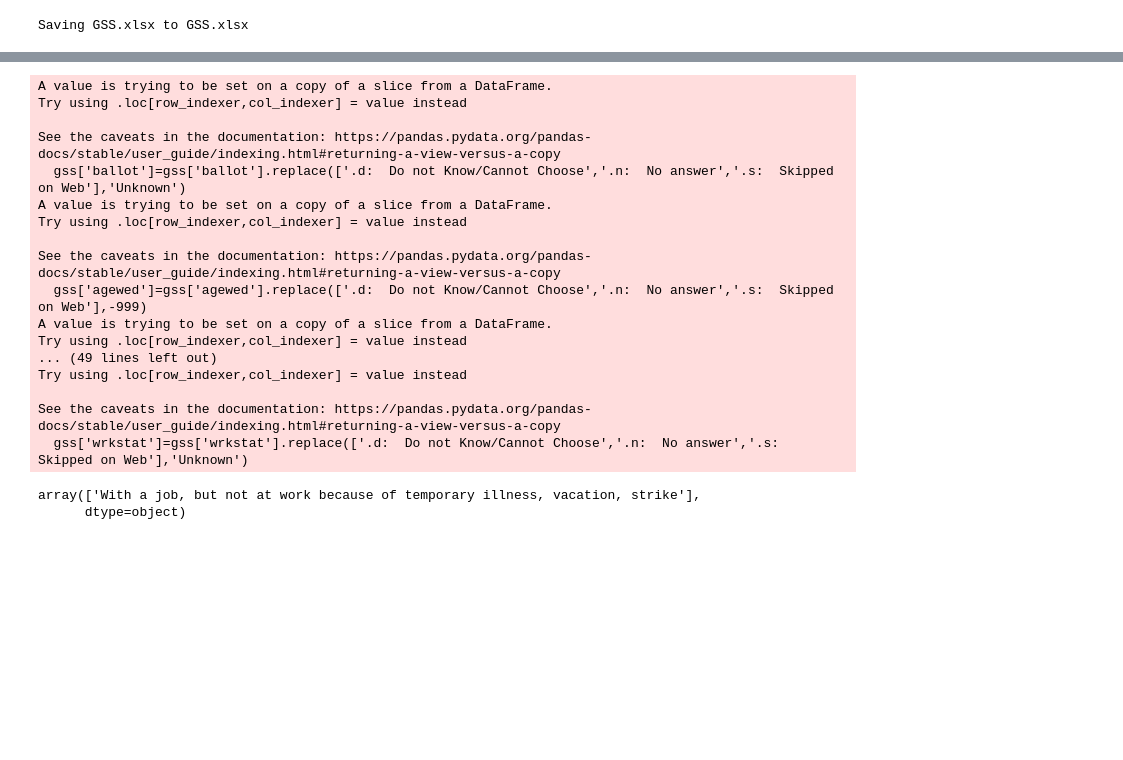
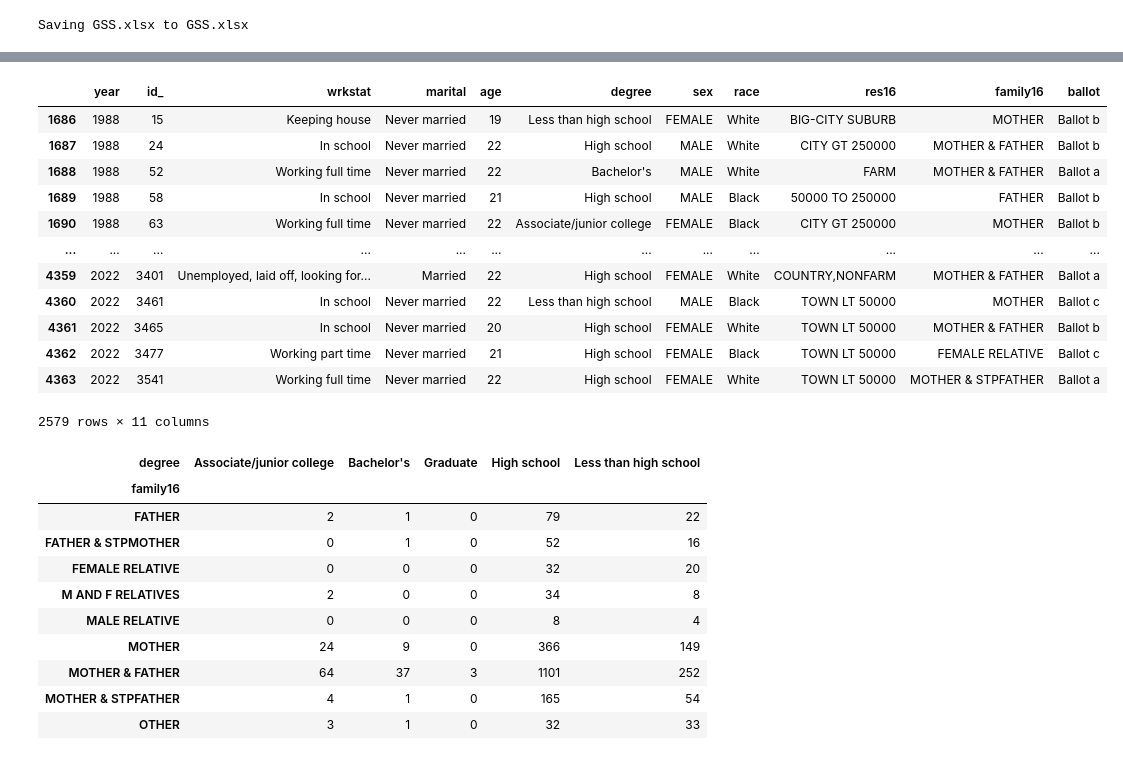
Before and after one commit to jac7az/EDA, a Jupyter notebook: lab/gss.ipynb, the cells around one changed output, grey strips where cells are left out. Cells and saved outputs as stored; diff of their text form; code cells hidden in the pictures; blank space fills up the shorter version.

```diff
--- a/lab/gss.ipynb
+++ b/lab/gss.ipynb
@@ -52,44 +52,56 @@ gss
 # %%
-gss['ballot']=gss['ballot'].replace(['.d:  Do not Know/Cannot Choose','.n:  No answer','.s:  Skipped on Web'],'Unknown')
+###Take out all non-answers and convert any numerical answers from strings to integers.
+gss['ballot']=gss['ballot'].replace(['.i:  Inapplicable','.d:  Do not Know/Cannot Choose','.n:  No answer','.s:  Skipped on Web'],np.nan) #20,000 nan
 
-gss['agewed']=gss['agewed'].replace(['.d:  Do not Know/Cannot Choose','.n:  No answer','.s:  Skipped on Web'],-999)
-gss['agewed']=pd.to_numeric(gss['agewed'],errors='coerce')
+gss['marital']=gss['marital'].replace(['.i:  Inapplicable','.d:  Do not Know/Cannot Choose','.n:  No answer','.s:  Skipped on Web'],np.nan)
 
-gss['hrs2']=gss['hrs2'].replace(['.d:  Do not Know/Cannot Choose','.n:  No answer','.s:  Skipped on Web'],-999)
-gss['hrs2']=gss['hrs2'].replace('89+ hrs',90)
-gss['hrs2']=pd.to_numeric(gss['hrs2'],errors='coerce')
+gss['wrkstat']=gss['wrkstat'].replace(['.i:  Inapplicable','.d:  Do not Know/Cannot Choose','.n:  No answer','.s:  Skipped on Web'],np.nan)
 
-gss['commute']=gss['commute'].replace(['.d:  Do not Know/Cannot Choose','.n:  No answer','.s:  Skipped on Web'],-999)
-gss['commute']=gss['commute'].replace('97+ MINUTES',80)
-gss['commute']=pd.to_numeric(gss['commute'],errors='coerce')
+gss['age']=gss['age'].replace(['.i:  Inapplicable','.d:  Do not Know/Cannot Choose','.n:  No answer','.s:  Skipped on Web'],np.nan)
+gss['age']=gss['age'].replace('89 or older',90)
+gss['age']=pd.to_numeric(gss['age'],errors='coerce')
 
-gss['occ10']=gss['occ10'].replace(['.d:  Do not Know/Cannot Choose','.n:  No answer','.s:  Skipped on Web'],'Unknown')
+gss['degree']=gss['degree'].replace(['.i:  Inapplicable','.d:  Do not Know/Cannot Choose','.n:  No answer','.s:  Skipped on Web'],np.nan)
 
-gss['marital']=gss['marital'].replace(['.d:  Do not Know/Cannot Choose','.n:  No answer','.s:  Skipped on Web'],'Unknown')
+gss['sex']=gss['sex'].replace(['.i:  Inapplicable','.d:  Do not Know/Cannot Choose','.n:  No answer','.s:  Skipped on Web'],np.nan)
 
-gss['widowed']=gss['widowed'].replace(['.d:  Do not Know/Cannot Choose','.n:  No answer','.s:  Skipped on Web'],'Unknown')
+gss['race']=gss['race'].replace(['.i:  Inapplicable','.d:  Do not Know/Cannot Choose','.n:  No answer','.s:  Skipped on Web'],np.nan)
 
-gss['wrkstat']=gss['wrkstat'].replace(['.d:  Do not Know/Cannot Choose','.n:  No answer','.s:  Skipped on Web'],'Unknown')
+gss['res16']=gss['res16'].replace(['.i:  Inapplicable','.d:  Do not Know/Cannot Choose','.n:  No answer','.s:  Skipped on Web'],np.nan)
 
+gss['family16']=gss['family16'].replace(['.i:  Inapplicable','.d:  Do not Know/Cannot Choose','.n:  No answer','.s:  Skipped on Web'],np.nan)
 
-gss['wrkstat'].unique()
+gss=gss.dropna()
+gss
 # %% [output]
+|  | year | id_ | wrkstat | marital | age | degree | sex | race | res16 | family16 | ballot |
+| 1686 | 1988 | 15 | Keeping house | Never married | 19 | Less than high school | FEMALE | White | BIG-CITY SUBURB | MOTHER | Ballot b |
+| 1687 | 1988 | 24 | In school | Never married | 22 | High school | MALE | White | CITY GT 250000 | MOTHER & FATHER | Ballot b |
+| 1688 | 1988 | 52 | Working full time | Never married | 22 | Bachelor's | MALE | White | FARM | MOTHER & FATHER | Ballot a |
+| 1689 | 1988 | 58 | In school | Never married | 21 | High school | MALE | Black | 50000 TO 250000 | FATHER | Ballot b |
+| 1690 | 1988 | 63 | Working full time | Never married | 22 | Associate/junior college | FEMALE | Black | CITY GT 250000 | MOTHER | Ballot b |
+| ... | ... | ... | ... | ... | ... | ... | ... | ... | ... | ... | ... |
+| 4359 | 2022 | 3401 | Unemployed, laid off, looking for... | Married | 22 | High school | FEMALE | White | COUNTRY,NONFARM | MOTHER & FATHER | Ballot a |
+| 4360 | 2022 | 3461 | In school | Never married | 22 | Less than high school | MALE | Black | TOWN LT 50000 | MOTHER | Ballot c |
+| 4361 | 2022 | 3465 | In school | Never married | 20 | High school | FEMALE | White | TOWN LT 50000 | MOTHER & FATHER | Ballot b |
+| 4362 | 2022 | 3477 | Working part time | Never married | 21 | High school | FEMALE | Black | TOWN LT 50000 | FEMALE RELATIVE | Ballot c |
+| 4363 | 2022 | 3541 | Working full time | Never married | 22 | High school | FEMALE | White | TOWN LT 50000 | MOTHER & STPFATHER | Ballot a |
-A value is trying to be set on a copy of a slice from a DataFrame.
-Try using .loc[row_indexer,col_indexer] = value instead
-
-See the caveats in the documentation: https://pandas.pydata.org/pandas-docs/stable/user_guide/indexing.html#returning-a-view-versus-a-copy
-  gss['ballot']=gss['ballot'].replace(['.d:  Do not Know/Cannot Choose','.n:  No answer','.s:  Skipped on Web'],'Unknown')
-A value is trying to be set on a copy of a slice from a DataFrame.
-Try using .loc[row_indexer,col_indexer] = value instead
-
-See the caveats in the documentation: https://pandas.pydata.org/pandas-docs/stable/user_guide/indexing.html#returning-a-view-versus-a-copy
-  gss['agewed']=gss['agewed'].replace(['.d:  Do not Know/Cannot Choose','.n:  No answer','.s:  Skipped on Web'],-999)
-A value is trying to be set on a copy of a slice from a DataFrame.
-Try using .loc[row_indexer,col_indexer] = value instead
-... (49 lines left out)
-Try using .loc[row_indexer,col_indexer] = value instead
-
-See the caveats in the documentation: https://pandas.pydata.org/pandas-docs/stable/user_guide/indexing.html#returning-a-view-versus-a-copy
-  gss['wrkstat']=gss['wrkstat'].replace(['.d:  Do not Know/Cannot Choose','.n:  No answer','.s:  Skipped on Web'],'Unknown')
+2579 rows × 11 columns
-array(['With a job, but not at work because of temporary illness, vacation, strike'],
-      dtype=object)
+# %%
+gss['family16'].describe()
+
+family_degree=pd.crosstab(gss['family16'],gss['degree'])
+
+##
+# %% [output]
+| degree | Associate/junior college | Bachelor's | Graduate | High school | Less than high school |
+| family16 |  |  |  |  |  |
+| FATHER | 2 | 1 | 0 | 79 | 22 |
+| FATHER & STPMOTHER | 0 | 1 | 0 | 52 | 16 |
+| FEMALE RELATIVE | 0 | 0 | 0 | 32 | 20 |
+| M AND F RELATIVES | 2 | 0 | 0 | 34 | 8 |
+| MALE RELATIVE | 0 | 0 | 0 | 8 | 4 |
+| MOTHER | 24 | 9 | 0 | 366 | 149 |
+| MOTHER & FATHER | 64 | 37 | 3 | 1101 | 252 |
+| MOTHER & STPFATHER | 4 | 1 | 0 | 165 | 54 |
+| OTHER | 3 | 1 | 0 | 32 | 33 |
```
Also changed, not shown: parts of 1 cell of this notebook.
